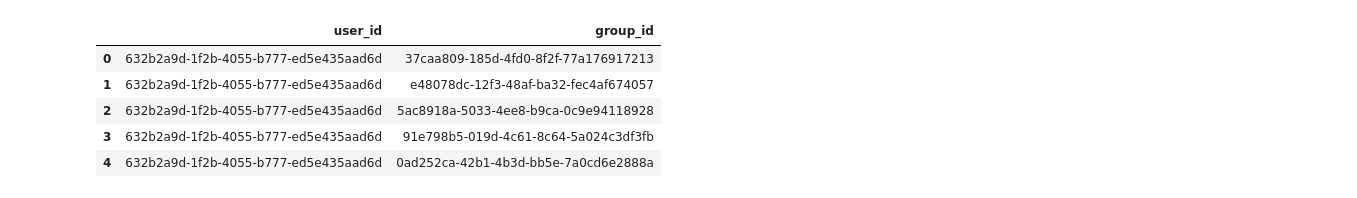
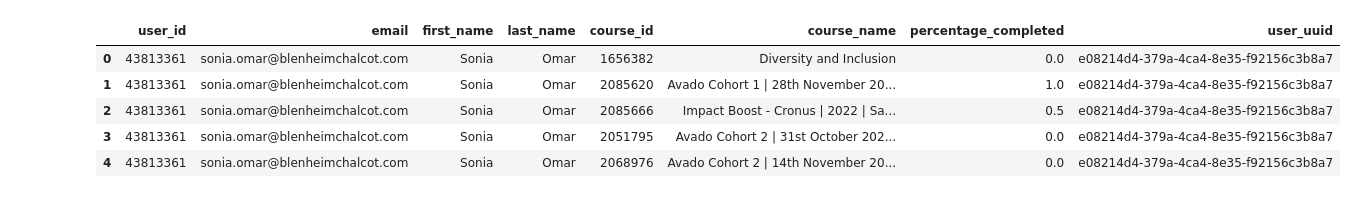
Before and after one commit to abhishekks2404/Red-Team-Data-Migration, a Jupyter notebook: users_to_group.ipynb, the cells around one changed output. Cells and saved outputs as stored; diff of their text form; code cells hidden in the pictures.

```diff
--- a/users_to_group.ipynb
+++ b/users_to_group.ipynb
@@ -31 +61,13 @@ df_combine = df_combine[['email','thinkific_id']]
+# %%
+# df_merge = df_progression.merge(df_users_extra,on='email',how='left')
+df_merge = df_progression.merge(df_users,on='email',how='left')
+# df_merge.tail()
+df_merge.head()
+# %% [output]
+|  | user_id | email | first_name | last_name | course_id | course_name | percentage_completed | user_uuid |
+| 0 | 43813361 | sonia.omar@blenheimchalcot.com | Sonia | Omar | 1656382 | Diversity and Inclusion | 0.0 | e08214d4-379a-4ca4-8e35-f92156c3b8a7 |
+| 1 | 43813361 | sonia.omar@blenheimchalcot.com | Sonia | Omar | 2085620 | Avado Cohort 1 | 28th November 20... | 1.0 | e08214d4-379a-4ca4-8e35-f92156c3b8a7 |
+| 2 | 43813361 | sonia.omar@blenheimchalcot.com | Sonia | Omar | 2085666 | Impact Boost - Cronus | 2022 | Sa... | 0.5 | e08214d4-379a-4ca4-8e35-f92156c3b8a7 |
+| 3 | 43813361 | sonia.omar@blenheimchalcot.com | Sonia | Omar | 2051795 | Avado Cohort 2 | 31st October 202... | 0.0 | e08214d4-379a-4ca4-8e35-f92156c3b8a7 |
+| 4 | 43813361 | sonia.omar@blenheimchalcot.com | Sonia | Omar | 2068976 | Avado Cohort 2 | 14th November 20... | 0.0 | e08214d4-379a-4ca4-8e35-f92156c3b8a7 |
 # %%
@@ -35,13 +75,6 @@ df_merge = df_merge.merge(df_course, on='thinkific_id', how='left')
 # %%
-df_merge = df_merge[['user_id','course_uuid']]
-df_merge = df_merge.rename(columns={'course_uuid': 'group_id'})
-df_merge.head()
+# df_merge = df_merge[['user_id','course_uuid']]
+# df_merge = df_merge.rename(columns={'course_uuid': 'group_id'})
+# df_merge.head()
-# %% [output]
-|  | user_id | group_id |
-| 0 | 632b2a9d-1f2b-4055-b777-ed5e435aad6d | 37caa809-185d-4fd0-8f2f-77a176917213 |
-| 1 | 632b2a9d-1f2b-4055-b777-ed5e435aad6d | e48078dc-12f3-48af-ba32-fec4af674057 |
-| 2 | 632b2a9d-1f2b-4055-b777-ed5e435aad6d | 5ac8918a-5033-4ee8-b9ca-0c9e94118928 |
-| 3 | 632b2a9d-1f2b-4055-b777-ed5e435aad6d | 91e798b5-019d-4c61-8c64-5a024c3df3fb |
-| 4 | 632b2a9d-1f2b-4055-b777-ed5e435aad6d | 0ad252ca-42b1-4b3d-bb5e-7a0cd6e2888a |
 # %%
 df_merge.to_csv('merged_userid_groupid.csv', index=False)
```
Also changed, not shown: parts of 8 cells of this notebook, 21 other files.
